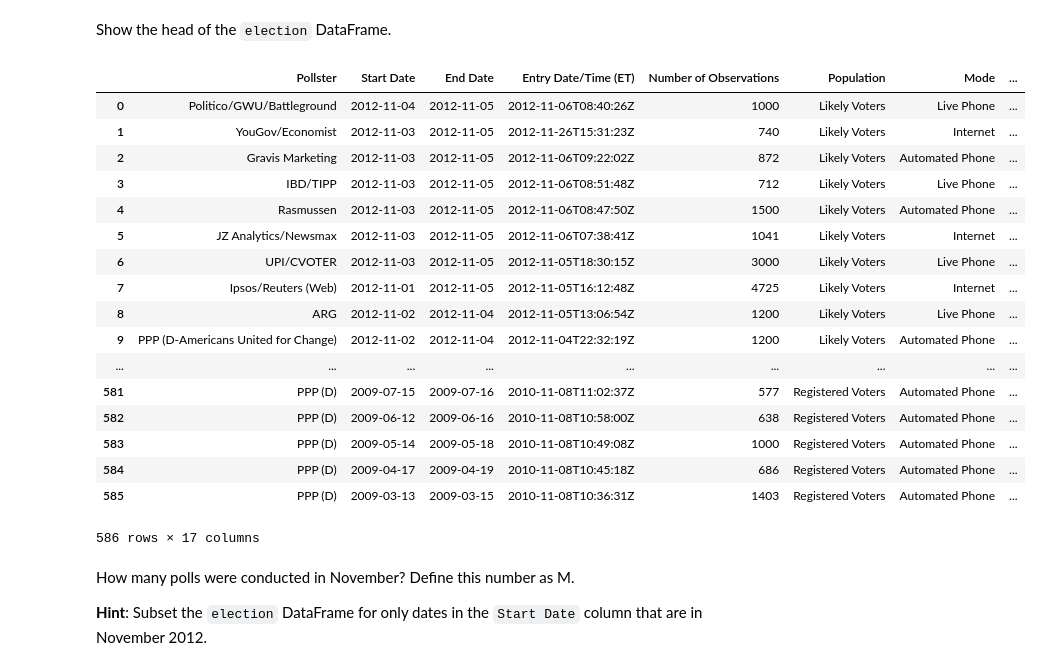
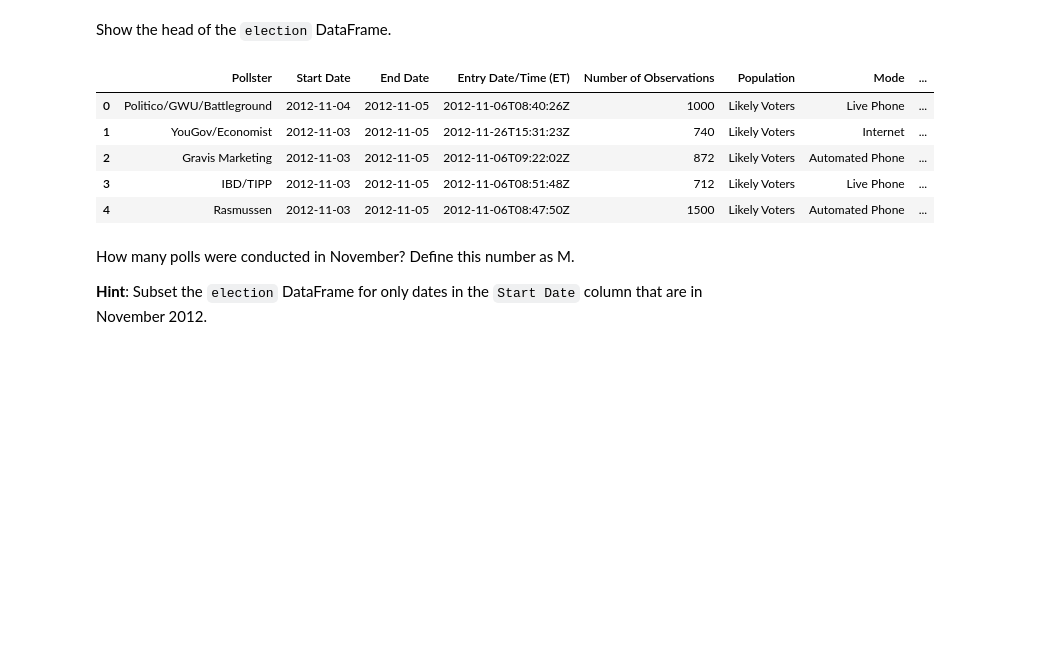
Before and after one commit to kanstantsin/cs109-2014, a Jupyter notebook: homework/HW2.ipynb, the cells around one changed output. Saved outputs shown, nothing was run; the diff lists cells and outputs as text; code cells hidden in the pictures; blank space fills up the shorter version.

```diff
--- a/homework/HW2.ipynb
+++ b/homework/HW2.ipynb
@@ -371,26 +369,14 @@ election = pd.read_csv('https://elections.huffingtonpost.com/pollster/2012-gener
 # %% [markdown]
 Show the head of the `election` DataFrame.
 # %%
-election
+election.head()
 # %% [output]
 |  | Pollster | Start Date | End Date | Entry Date/Time (ET) | Number of Observations | Population | Mode | ... |
 | 0 | Politico/GWU/Battleground | 2012-11-04 | 2012-11-05 | 2012-11-06T08:40:26Z | 1000 | Likely Voters | Live Phone | ... |
 | 1 | YouGov/Economist | 2012-11-03 | 2012-11-05 | 2012-11-26T15:31:23Z | 740 | Likely Voters | Internet | ... |
 | 2 | Gravis Marketing | 2012-11-03 | 2012-11-05 | 2012-11-06T09:22:02Z | 872 | Likely Voters | Automated Phone | ... |
 | 3 | IBD/TIPP | 2012-11-03 | 2012-11-05 | 2012-11-06T08:51:48Z | 712 | Likely Voters | Live Phone | ... |
 | 4 | Rasmussen | 2012-11-03 | 2012-11-05 | 2012-11-06T08:47:50Z | 1500 | Likely Voters | Automated Phone | ... |
-| 5 | JZ Analytics/Newsmax | 2012-11-03 | 2012-11-05 | 2012-11-06T07:38:41Z | 1041 | Likely Voters | Internet | ... |
-| 6 | UPI/CVOTER | 2012-11-03 | 2012-11-05 | 2012-11-05T18:30:15Z | 3000 | Likely Voters | Live Phone | ... |
-| 7 | Ipsos/Reuters (Web) | 2012-11-01 | 2012-11-05 | 2012-11-05T16:12:48Z | 4725 | Likely Voters | Internet | ... |
-| 8 | ARG | 2012-11-02 | 2012-11-04 | 2012-11-05T13:06:54Z | 1200 | Likely Voters | Live Phone | ... |
-| 9 | PPP (D-Americans United for Change) | 2012-11-02 | 2012-11-04 | 2012-11-04T22:32:19Z | 1200 | Likely Voters | Automated Phone | ... |
-| ... | ... | ... | ... | ... | ... | ... | ... | ... |
-| 581 | PPP (D) | 2009-07-15 | 2009-07-16 | 2010-11-08T11:02:37Z | 577 | Registered Voters | Automated Phone | ... |
-| 582 | PPP (D) | 2009-06-12 | 2009-06-16 | 2010-11-08T10:58:00Z | 638 | Registered Voters | Automated Phone | ... |
-| 583 | PPP (D) | 2009-05-14 | 2009-05-18 | 2010-11-08T10:49:08Z | 1000 | Registered Voters | Automated Phone | ... |
-| 584 | PPP (D) | 2009-04-17 | 2009-04-19 | 2010-11-08T10:45:18Z | 686 | Registered Voters | Automated Phone | ... |
-| 585 | PPP (D) | 2009-03-13 | 2009-03-15 | 2010-11-08T10:36:31Z | 1403 | Registered Voters | Automated Phone | ... |
-586 rows × 17 columns
 # %% [markdown]
 How many polls were conducted in November? Define this number as M.
 
```
Also changed, not shown: parts of 54 cells of this notebook.
